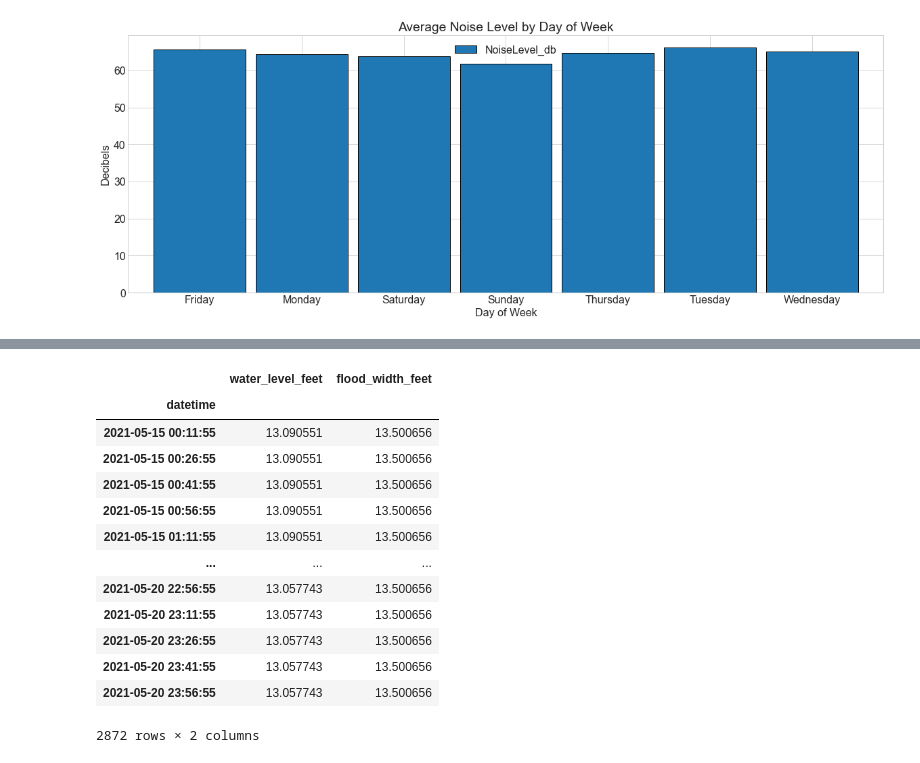
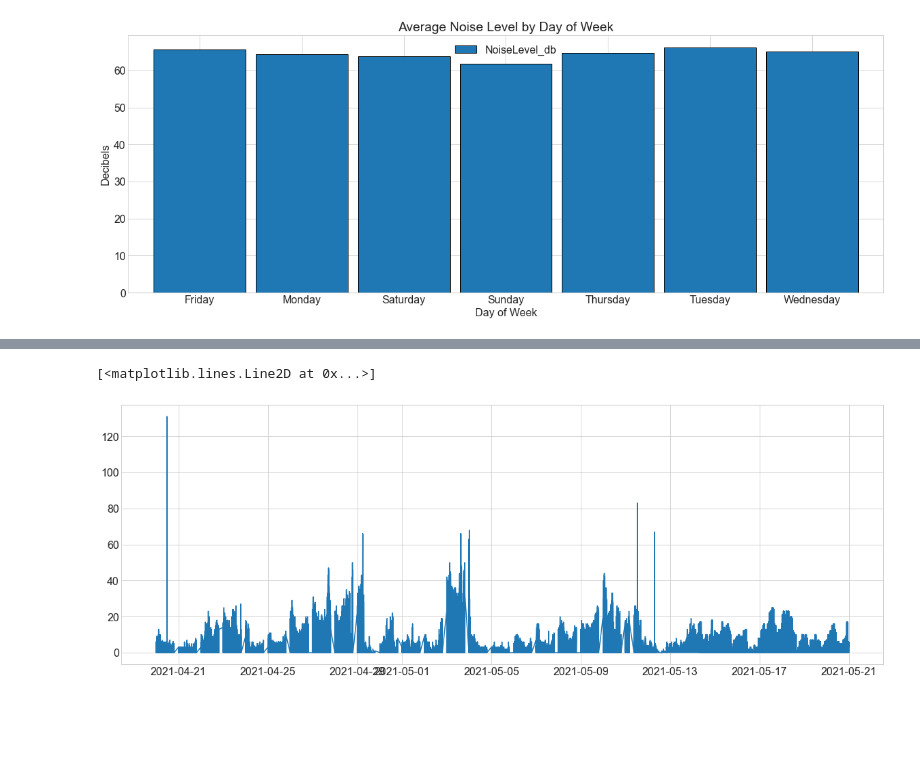
Before and after one commit to slc-data/2021-datathon, a Jupyter notebook: workbooks/sam/datathon.ipynb, the cells around one changed output, grey strips where cells are left out. Drawn from its saved outputs; the diff is of its cells as text; code cells hidden in the pictures; blank space fills up the shorter version.

```diff
--- a/workbooks/sam/datathon.ipynb
+++ b/workbooks/sam/datathon.ipynb
@@ -82,19 +84,14 @@ plt.plot(flood_df.resample('D').mean())
 # %%
 flood_df.columns.index = ['datetime', 'water_level_feet', 'water_level_meters', 'flood_width_feet', 'flood_width_meters']
-# %%
-flood_df = flood_df.drop(columns = ['water_level_meters', 'flood_width_meters'])
-# %% [output]
-|  | water_level_feet | flood_width_feet |
-| datetime |  |  |
-| 2021-05-15 00:11:55 | 13.090551 | 13.500656 |
-| 2021-05-15 00:26:55 | 13.090551 | 13.500656 |
-| 2021-05-15 00:41:55 | 13.090551 | 13.500656 |
-| 2021-05-15 00:56:55 | 13.090551 | 13.500656 |
-| 2021-05-15 01:11:55 | 13.090551 | 13.500656 |
-| ... | ... | ... |
-| 2021-05-20 22:56:55 | 13.057743 | 13.500656 |
-| 2021-05-20 23:11:55 | 13.057743 | 13.500656 |
-| 2021-05-20 23:26:55 | 13.057743 | 13.500656 |
-| 2021-05-20 23:41:55 | 13.057743 | 13.500656 |
-| 2021-05-20 23:56:55 | 13.057743 | 13.500656 |
-2872 rows × 2 columns
+# %%
+air_df = wrangle.clean_air()
+# %%
+air_df.datetime = pd.to_datetime(air_df.datetime)
+air_df = air_df.set_index('datetime')
+air_df = air_df.sort_index()
+air1_df = air_df[(air_df['Pm1_0'] < 500) & (air_df['Pm1_0'] > -50)]
+# %%
+plt.plot(air1_df.index, air1_df.Pm1_0)
+# %% [output]
+[<matplotlib.lines.Line2D at 0x...>]
+[figure, added]
```
Also changed, not shown: parts of 8 cells of this notebook, 3 other files.
